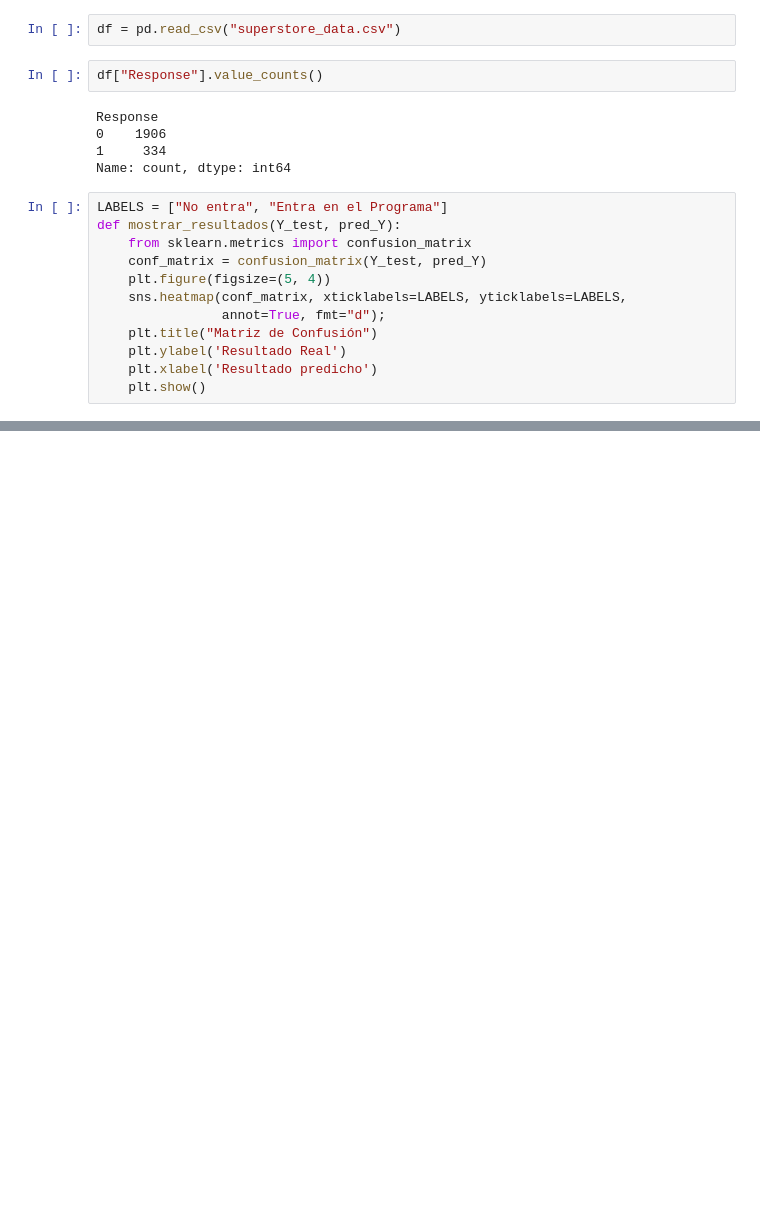
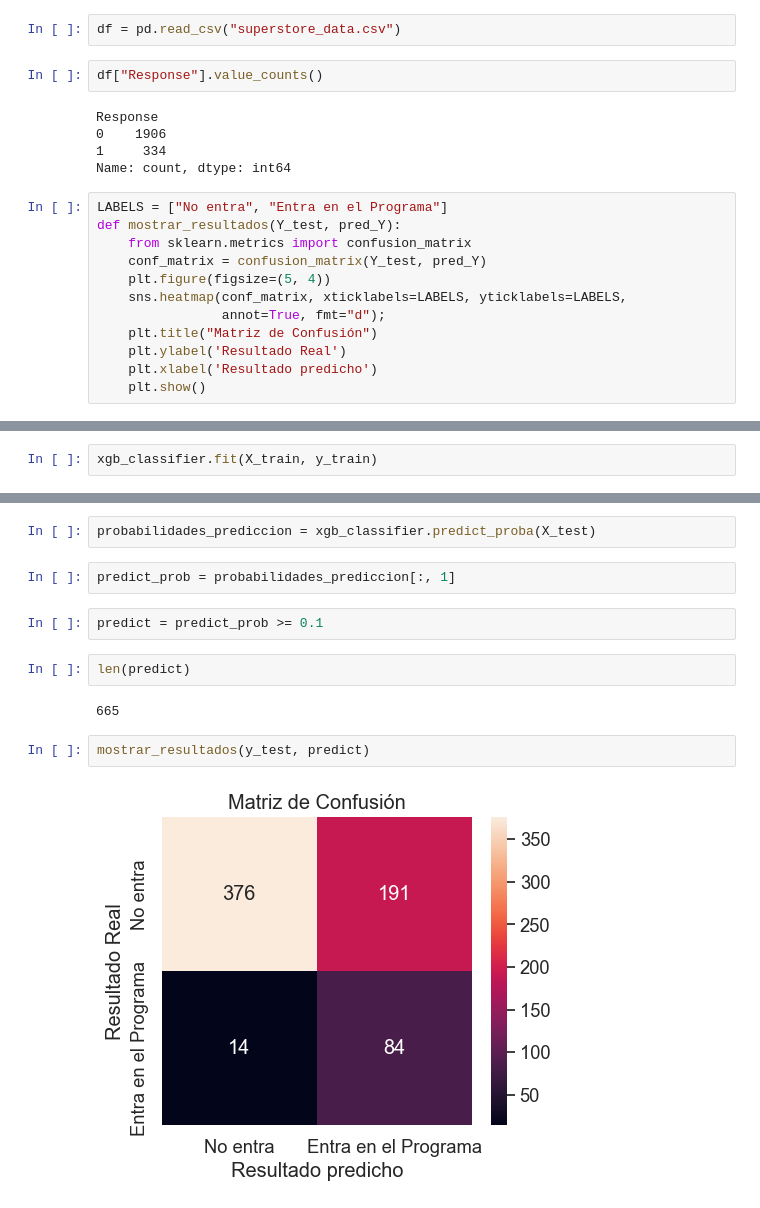
Before and after one commit to gabrielgudino/TP_aprendizaje_automatico, a Jupyter notebook: TP_APRENDIZAJE_xgboost.ipynb, the cells around one changed output, grey strips where cells are left out. Saved outputs shown, nothing was run; the diff lists cells and outputs as text; blank space fills up the shorter version.

```diff
--- a/TP_APRENDIZAJE_xgboost.ipynb
+++ b/TP_APRENDIZAJE_xgboost.ipynb
@@ -30,0 +97,2 @@ mostrar_resultados(Y_test, pred_Y)
+# %%
+xgb_classifier.fit(X_train, y_train)
@@ -30,0 +111,14 @@ mostrar_resultados(Y_test, pred_Y)
+# %%
+probabilidades_prediccion = xgb_classifier.predict_proba(X_test)
+# %%
+predict_prob = probabilidades_prediccion[:, 1]
+# %%
+predict = predict_prob >= 0.1
+# %%
+len(predict)
+# %% [output]
+665
+# %%
+mostrar_resultados(y_test, predict)
+# %% [output]
+[figure, added]
```
Also changed, not shown: parts of 17 cells of this notebook.
